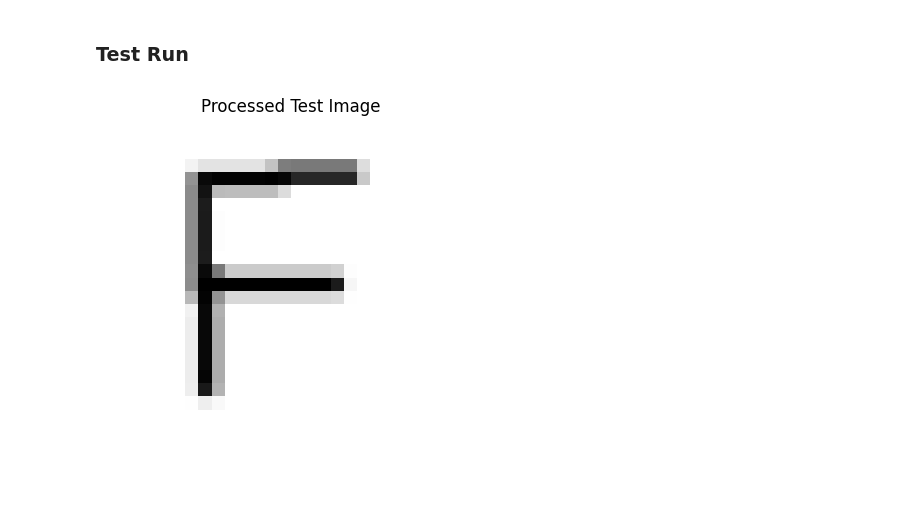
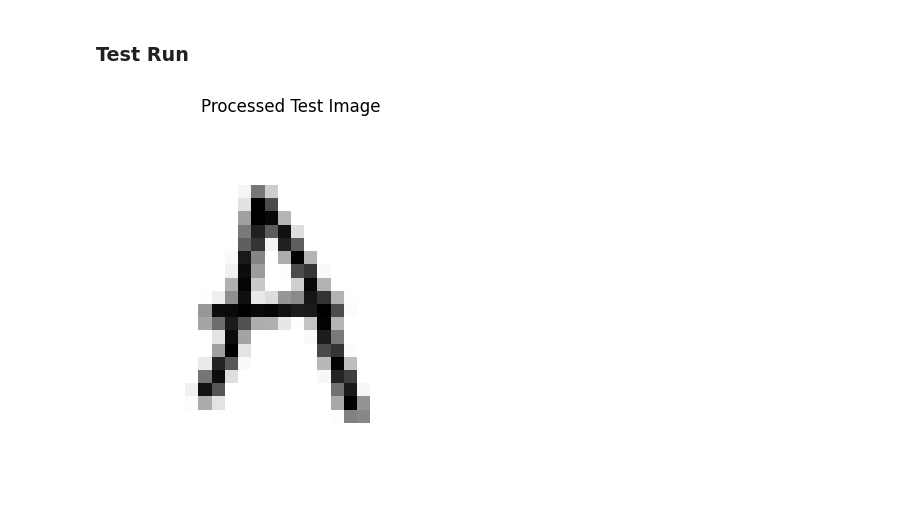
Before and after one commit to tfHasi/BhashaBuddy-Frontend, a Jupyter notebook: data/Pipeline.ipynb, the cells around one changed output. Cells and saved outputs as stored; diff of their text form; code cells hidden in the pictures.

Commit message:
TEST: test LeNet architecture on synthesized images

```diff
--- a/data/Pipeline.ipynb
+++ b/data/Pipeline.ipynb
@@ -120,31 +120,31 @@ Test Accuracy: 0.8974
 # %%
 from PIL import Image
 import numpy as np
 import matplotlib.pyplot as plt
 
 def preprocess_image(img_path):
     img = Image.open(img_path).convert('L')  # convert to grayscale
     img = img.resize((28, 28))              # resize to 28x28
     img = np.array(img)
 
     # Invert colors if the background is darker than the character
     if np.mean(img) < 127:
         img = 255 - img
 
     img = img / 255.0                       # normalize
     img = img.reshape(1, 28, 28, 1)         # reshape for model
     return img
 
-test_img_path = "test_F.png"
+test_img_path = "test.png"
 processed_img = preprocess_image(test_img_path)
 
 # Visualize it
 plt.imshow(processed_img[0].reshape(28, 28), cmap='gray')
 plt.title("Processed Test Image")
 plt.axis('off')
 plt.show()
 # %% [output]
-[figure, old version]
+[figure, new version]
 # %%
 # Predict
 prediction = model.predict(processed_img)
```
Also changed, not shown: parts of 3 cells of this notebook.
